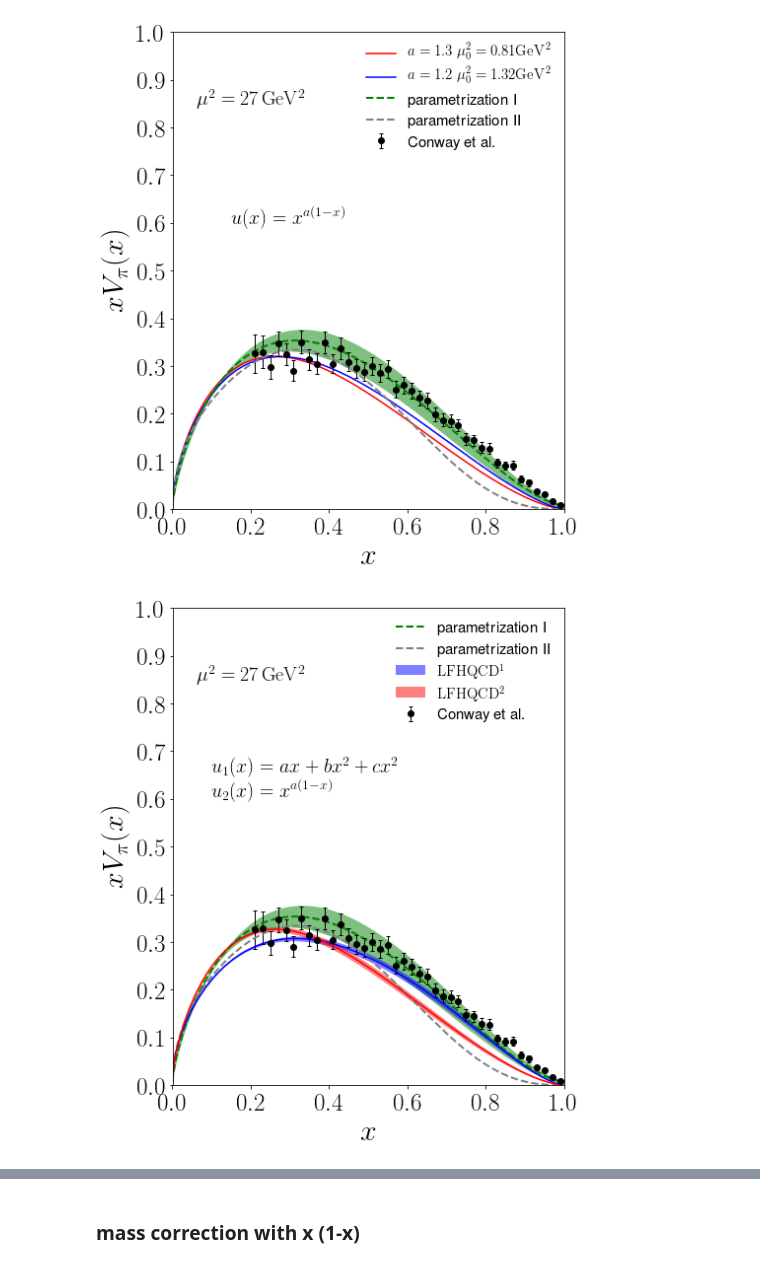
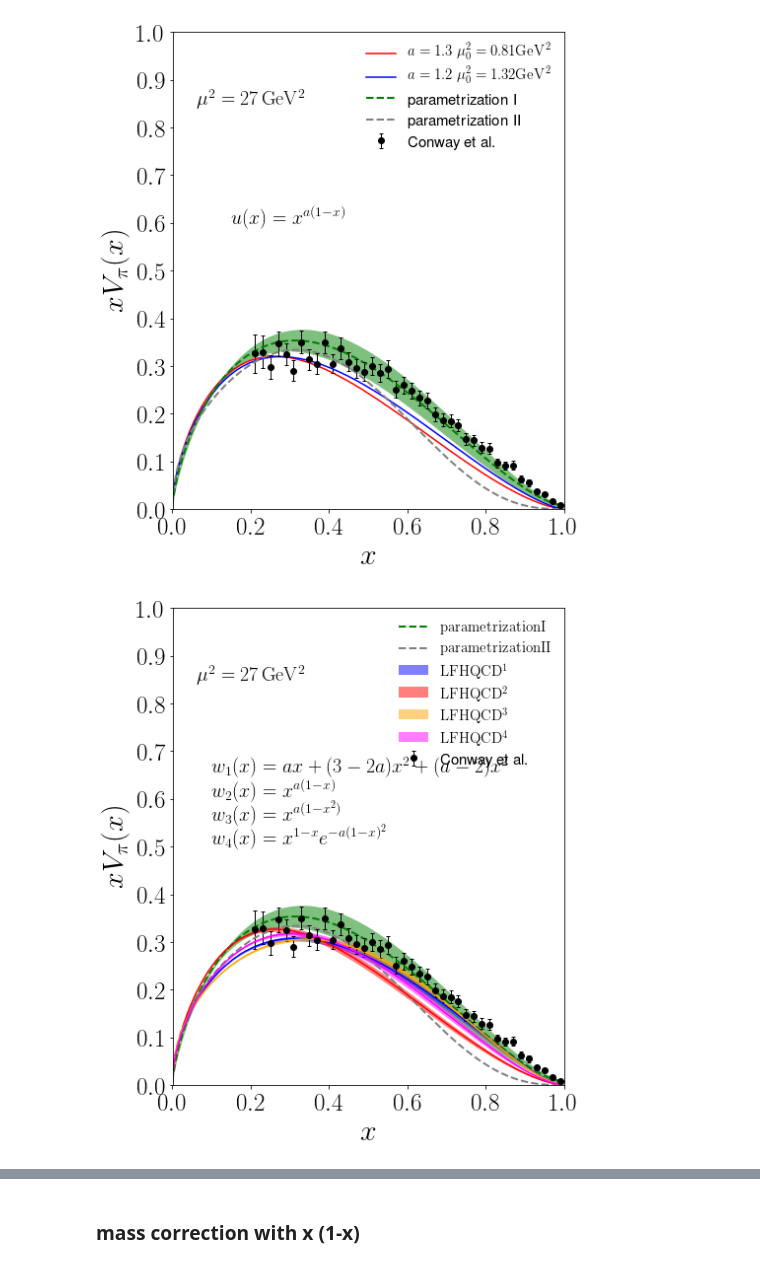
Before and after one commit to TianboLiu/LFHQCD, a Jupyter notebook: evolution/compare-pion.ipynb, the cells around one changed output, grey strips where cells are left out. Drawn from its saved outputs; the diff is of its cells as text; code cells hidden in the pictures.

```diff
--- a/evolution/compare-pion.ipynb
+++ b/evolution/compare-pion.ipynb
@@ -63,6 +63,31 @@ xf['pion exp shift3']=np.loadtxt("results/pion_exp_shift3.dat",skiprows=2)
 xf['pion exp shift4']=np.loadtxt("results/pion_exp_shift4.dat",skiprows=2)
 xf['pion exp min']=np.min([xf['pion exp shift1'],xf['pion exp shift2'],xf['pion exp shift3'],xf['pion exp shift4']], axis=0)
 xf['pion exp max']=np.max([xf['pion exp shift1'],xf['pion exp shift2'],xf['pion exp shift3'],xf['pion exp shift4']], axis=0)
+
+xf['pion exp2 central']=np.loadtxt("results/pion_exp2_central.dat",skiprows=2)
+xf['pion exp2 shift1']=np.loadtxt("results/pion_exp2_shift1.dat",skiprows=2)
+xf['pion exp2 shift2']=np.loadtxt("results/pion_exp2_shift2.dat",skiprows=2)
+xf['pion exp2 shift3']=np.loadtxt("results/pion_exp2_shift3.dat",skiprows=2)
+xf['pion exp2 shift4']=np.loadtxt("results/pion_exp2_shift4.dat",skiprows=2)
+xf['pion exp2 min']=np.min([xf['pion exp2 shift1'],xf['pion exp2 shift2'],xf['pion exp2 shift3'],xf['pion exp2 shift4']], axis=0)
+xf['pion exp2 max']=np.max([xf['pion exp2 shift1'],xf['pion exp2 shift2'],xf['pion exp2 shift3'],xf['pion exp2 shift4']], axis=0)
+
+xf['pion exp3 central']=np.loadtxt("results/pion_exp3_central.dat",skiprows=2)
+xf['pion exp3 shift1']=np.loadtxt("results/pion_exp3_shift1.dat",skiprows=2)
+xf['pion exp3 shift2']=np.loadtxt("results/pion_exp3_shift2.dat",skiprows=2)
+xf['pion exp3 shift3']=np.loadtxt("results/pion_exp3_shift3.dat",skiprows=2)
+xf['pion exp3 shift4']=np.loadtxt("results/pion_exp3_shift4.dat",skiprows=2)
+xf['pion exp3 min']=np.min([xf['pion exp3 shift1'],xf['pion exp3 shift2'],xf['pion exp3 shift3'],xf['pion exp3 shift4']], axis=0)
+xf['pion exp3 max']=np.max([xf['pion exp3 shift1'],xf['pion exp3 shift2'],xf['pion exp3 shift3'],xf['pion exp3 shift4']], axis=0)
+xf['pion exp3 input']=np.loadtxt("results/pion_exp3_input.dat",skiprows=2)
+xf['pion exp3 input1']=np.loadtxt("results/pion_exp3_input1.dat",skiprows=2)
+xf['pion exp3 input2']=np.loadtxt("results/pion_exp3_input2.dat",skiprows=2)
+
+xf['pion exp4 central']=np.loadtxt("results/pion_exp4_central.dat",skiprows=2)
+xf['pion exp4 shift1']=np.loadtxt("results/pion_exp4_shift1.dat",skiprows=2)
+xf['pion exp4 shift2']=np.loadtxt("results/pion_exp4_shift2.dat",skiprows=2)
+xf['pion exp4 shift3']=np.loadtxt("results/pion_exp4_shift3.dat",skiprows=2)
+xf['pion exp4 shift4']=np.loadtxt("results/pion_exp4_shift4.dat",skiprows=2)
 # %% [markdown]
 ## Plots
 # %% [markdown]
@@ -141,34 +166,48 @@ ax.plot(xf['pion parameterization'][:,0].T, xf['pion parameterization'][:,1].T,
 ax.fill_between(xf['pion parameterization'][:,0].T, xf['pion parameterization'][:,1].T-xf['pion parameterization'][:,2].T, xf['pion parameterization'][:,1].T+xf['pion parameterization'][:,2].T,\
             color='green', alpha=0.5, linewidth=0)
 ax.plot(xf['pion parameterization NLL 5.2'][:,0].T, xf['pion parameterization NLL 5.2'][:,1].T, color='gray',ls='--', linewidth=2, label=r'$\rm parametrization II$')
 ax.errorbar(xf['pion conway'][:,0].T, xf['pion conway'][:,1].T, yerr=xf['pion conway'][:,2].T, marker='o', capsize=2, linewidth=0, elinewidth=1, color='black', label=r'Conway et al.')
 # poly
 ax.plot(xf['pion poly central'][:,0].T, xf['pion poly central'][:,1].T, color='blue', ls='-')
 ax.fill_between(xf['pion poly central'][:,0].T,\
                (xf['pion poly central'][:,1]-((xf['pion poly shift1'][:,1]-xf['pion poly shift2'][:,1])**2+(xf['pion poly shift3'][:,1]-xf['pion poly shift4'][:,1])**2)**0.5/2).T,\
                (xf['pion poly central'][:,1]+((xf['pion poly shift1'][:,1]-xf['pion poly shift2'][:,1])**2+(xf['pion poly shift3'][:,1]-xf['pion poly shift4'][:,1])**2)**0.5/2).T,\
                color='blue', alpha=0.5, linewidth=0, label=r'$\rm LFHQCD^1$')
 # exp
 ax.plot(xf['pion exp central'][:,0].T, xf['pion exp central'][:,1].T, color='red', ls='-')
 ax.fill_between(xf['pion exp central'][:,0].T,\
                (xf['pion exp central'][:,1]-((xf['pion exp shift1'][:,1]-xf['pion exp shift2'][:,1])**2+(xf['pion exp shift3'][:,1]-xf['pion exp shift4'][:,1])**2)**0.5/2).T,\
                (xf['pion exp central'][:,1]+((xf['pion exp shift1'][:,1]-xf['pion exp shift2'][:,1])**2+(xf['pion exp shift3'][:,1]-xf['pion exp shift4'][:,1])**2)**0.5/2).T,\
                color='red', alpha=0.5, linewidth=0, label=r'$\rm LFHQCD^2$')
+#exp2
+ax.plot(xf['pion exp2 central'][:,0].T, xf['pion exp2 central'][:,1].T, color='orange', ls='-')
+ax.fill_between(xf['pion exp2 central'][:,0].T,\
+               (xf['pion exp2 central'][:,1]-((xf['pion exp2 shift1'][:,1]-xf['pion exp2 shift2'][:,1])**2+(xf['pion exp2 shift3'][:,1]-xf['pion exp2 shift4'][:,1])**2)**0.5/2).T,\
+               (xf['pion exp2 central'][:,1]+((xf['pion exp2 shift1'][:,1]-xf['pion exp2 shift2'][:,1])**2+(xf['pion exp2 shift3'][:,1]-xf['pion exp2 shift4'][:,1])**2)**0.5/2).T,\
+               color='orange', alpha=0.5, linewidth=0, label=r'$\rm LFHQCD^3$')
+#exp3
+ax.plot(xf['pion exp3 central'][:,0].T, xf['pion exp3 central'][:,1].T, color='magenta', ls='-')
+ax.fill_between(xf['pion exp3 central'][:,0].T,\
+               (xf['pion exp3 central'][:,1]-((xf['pion exp3 shift1'][:,1]-xf['pion exp3 shift2'][:,1])**2+(xf['pion exp3 shift3'][:,1]-xf['pion exp3 shift4'][:,1])**2)**0.5/2).T,\
+               (xf['pion exp3 central'][:,1]+((xf['pion exp3 shift1'][:,1]-xf['pion exp3 shift2'][:,1])**2+(xf['pion exp3 shift3'][:,1]-xf['pion exp3 shift4'][:,1])**2)**0.5/2).T,\
+               color='magenta', alpha=0.5, linewidth=0, label=r'$\rm LFHQCD^4$')
 #setting
 ax.set_xlabel(r'$x$',size=30)
 ax.set_ylabel(r'$xV_\pi(x)$',size=30)
 ax.set_xlim(1e-3,1)
 ax.set_ylim(0,0.5)
 #ax.set_xscale('')
 ax.tick_params(axis='both', which='major', labelsize=25)
 #ax.set_xticks([0.0,0.2,0.4,0.6,0.8,1.0])
 ax.set_yticks([0.0,0.1,0.2,0.3,0.4,0.5,0.6,0.7,0.8,0.9,1.0])
 ax.text(0.20,0.85,r'$\rm \mu^2=27\,GeV^2$',horizontalalignment='center',transform=ax.transAxes,size=20)
-ax.text(0.10,0.65,r'$u_1(x)=ax+bx^2+cx^2$',horizontalalignment='left',transform=ax.transAxes,size=20)
-ax.text(0.10,0.60,r'$u_2(x)=x^{a(1-x)}$',horizontalalignment='left',transform=ax.transAxes,size=20)
+ax.text(0.10,0.65,r'$w_1(x)=ax+(3-2a)x^2+(a-2)x^2$',horizontalalignment='left',transform=ax.transAxes,size=20)
+ax.text(0.10,0.60,r'$w_2(x)=x^{a(1-x)}$',horizontalalignment='left',transform=ax.transAxes,size=20)
+ax.text(0.10,0.55,r'$w_3(x)=x^{a(1-x^2)}$',horizontalalignment='left',transform=ax.transAxes,size=20)
+ax.text(0.10,0.50,r'$w_4(x)=x^{1-x}e^{-a(1-x)^2}$',horizontalalignment='left',transform=ax.transAxes,size=20)
 ax.legend(fontsize=15,frameon=False, loc='upper right')
 
 py.tight_layout()
-py.savefig('results/pion-xv.png')
+#py.savefig('results/pion-xv.png')
 # %% [output]
-[figure, old version]
+[figure, new version]
```
Also changed, not shown: parts of 1 cell of this notebook, 2 other files.
